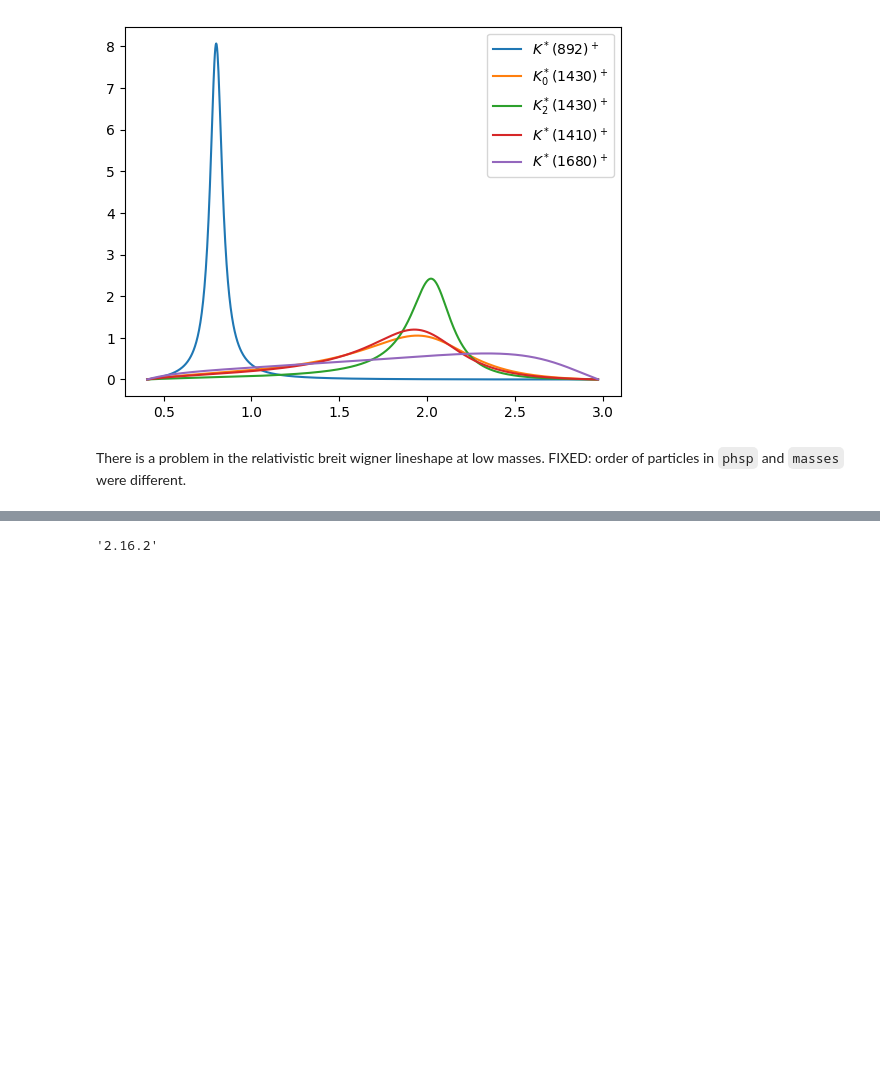
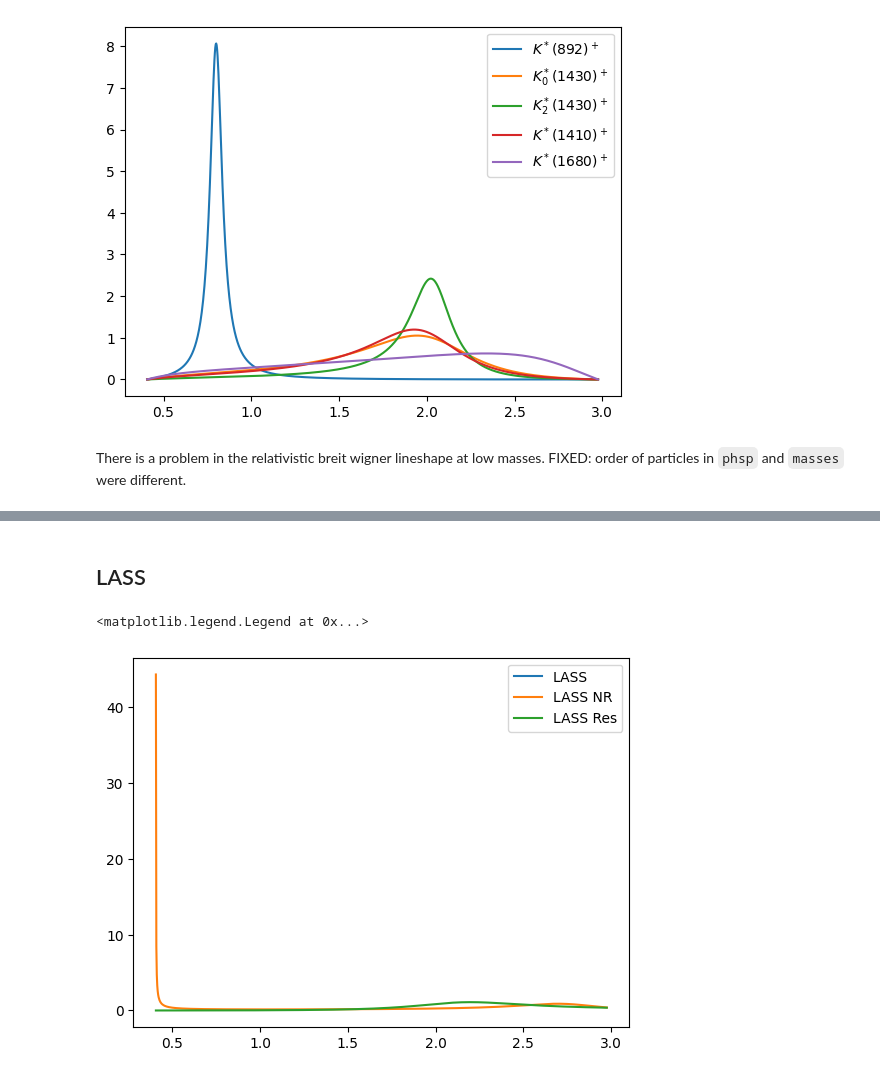
Before and after one commit to cpviolation/tfa_examples, a Jupyter notebook: notebooks/study_lineshapes.ipynb, the cells around one changed output, grey strips where cells are left out. Cells and saved outputs as stored; diff of their text form; code cells hidden in the pictures; blank space fills up the shorter version.

```diff
--- a/notebooks/study_lineshapes.ipynb
+++ b/notebooks/study_lineshapes.ipynb
@@ -242,4 +218,48 @@ import tensorflow as tf
-# %%
-tf.__version__
-# %% [output]
-'2.16.2'
+# %% [markdown]
+## LASS
+# %%
+def LASS(m2ab, a, r, m0, gamma0, ma, mb, amp_res, amp_nr, phase_res, phase_nr):
+    pab = atfk.two_body_momentum(atfi.sqrt(m2ab), ma, mb)
+    nr  = atfd.nonresonant_lass_lineshape(m2ab, a, r, ma, mb)
+    res = atfd.resonant_lass_lineshape(m2ab, m0, gamma0, r, ma, mb, True)
+    delta_beta = atfi.atan( 1.0 / ( 1.0 / a / pab + 0.5 * r * pab ) )
+    lass =  atfi.cast_complex(amp_nr) * atfi.complex( atfi.cos(phase_nr), atfi.sin(phase_nr) ) * \
+               atfi.cast_complex( atfi.cos(phase_nr) + atfi.sin(phase_nr) / atfi.tan(delta_beta) ) * nr + \
+            atfi.cast_complex(amp_res) * atfi.complex( atfi.cos(phase_res), atfi.sin(phase_res) ) * \
+             atfi.complex( atfi.cos(phase_nr + 2.0 * delta_beta), atfi.sin(phase_nr + 2.0 * delta_beta) ) * res
+    return lass
+# %%
+lass_M = atfi.const(1.4617)
+lass_G = atfi.const(0.2683)
+lass_F = atfi.const(0.4524)
+lass_phiF = atfi.const(0.248)
+lass_R = atfi.const(1.0)
+lass_phiR = atfi.const(2.495)
+lass_a = atfi.const(0.172)
+lass_r = atfi.const(-20.6)
+# %%
+xpl = np.linspace(np.min(phsp.m2ab(norm_sample)), np.max(phsp.m2ab(norm_sample)), 1000)
+pab = atfk.two_body_momentum(atfi.sqrt(xpl), masses_ab[0], masses_ab[1])
+delta_beta = atfi.atan( 1.0 / ( 1.0 / lass_a / pab + 0.5 * lass_r * pab ) )
+ylass = atfd.density(LASS(xpl, lass_a, lass_r, lass_M, lass_G, masses_ab[0], masses_ab[1], lass_R, lass_F, lass_phiR, lass_phiF))
+nr = atfd.nonresonant_lass_lineshape(xpl, lass_a, lass_r, masses_ab[0], masses_ab[1])
+ylass_nr = atfd.density(atfi.cast_complex(lass_F) * atfi.complex( atfi.cos(lass_phiF), atfi.sin(lass_phiF) ) * \
+                        atfi.cast_complex( atfi.cos(lass_phiF) + atfi.sin(lass_phiF) / atfi.tan(delta_beta) ) * nr)
+ylass_res = atfd.density(atfd.resonant_lass_lineshape(xpl, lass_M, lass_G, lass_a, lass_r, masses_ab[0], masses_ab[1], True))
+#yomega = atfd.density(atfd.breit_wigner_lineshape(xpl, momega, womega, *masses_ac, md, rd, rr, 1, 1))
+int_lass = trapezoid(ylass, xpl)
+int_lass_nr = trapezoid(ylass_nr, xpl)
+int_lass_res = trapezoid(ylass_res, xpl)
+#int_omega = trapezoid(yomega, xpl)
+#int_f2_1270 = trapezoid(yf2_1270, xpl)
+#int_rho1450 = trapezoid(yrho1450, xpl)
+plt.plot(xpl, ylass / int_lass, label=r'LASS')
+plt.plot(xpl, ylass_nr / int_lass_nr, label=r'LASS NR')
+plt.plot(xpl, ylass_res / int_lass_res, label=r'LASS Res')
+# plt.plot(xpl, yomega / int_omega, label=r'$\omega(782)$')
+# plt.plot(xpl, yf2_1270 / int_f2_1270, label=r'$f_2(1270)$')
+# plt.plot(xpl, yrho1450 / int_rho1450, label=r'$\rho(1450)$')
+plt.legend()
+# %% [output]
+<matplotlib.legend.Legend at 0x...>
+[figure, added]
```
Also changed, not shown: parts of 14 cells of this notebook, 1 other file.
